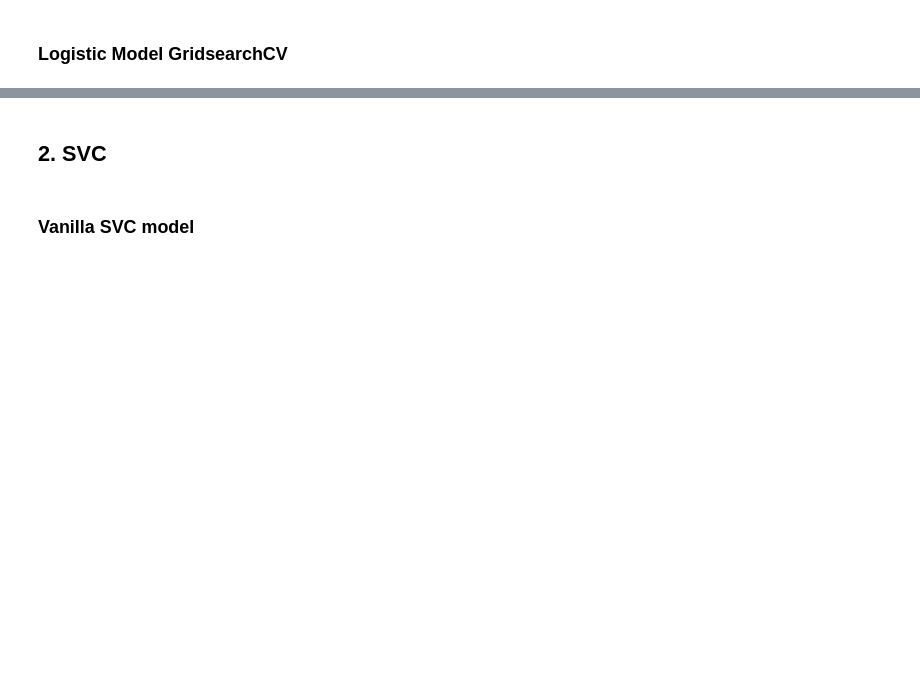
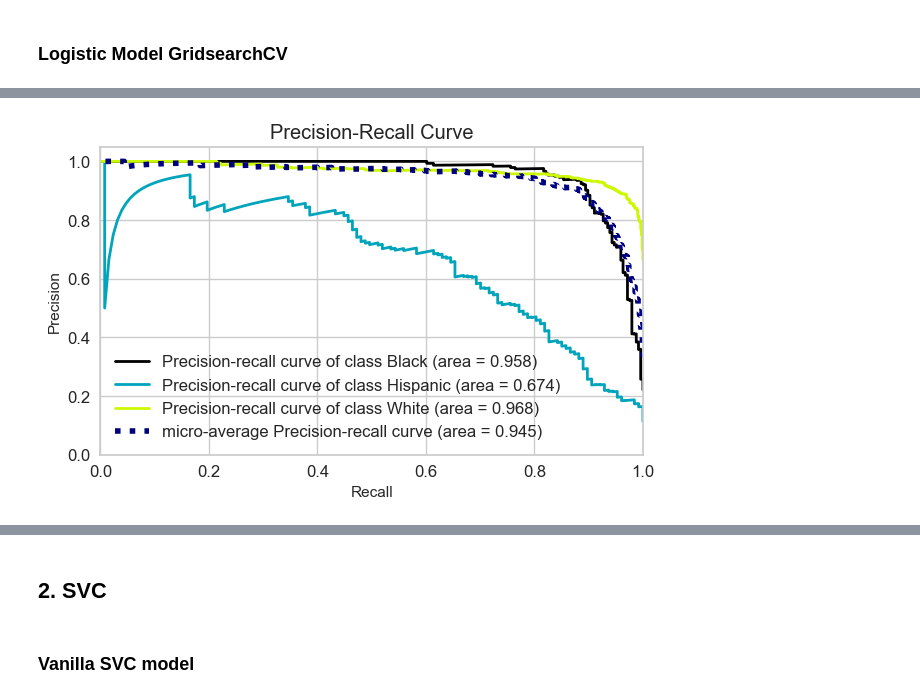
Before and after one commit to Nurdan10/ML_Projects, a Jupyter notebook: soldier_race_project_students_first.ipynb, the cells around one changed output, grey strips where cells are left out. Saved outputs shown, nothing was run; the diff lists cells and outputs as text; code cells hidden in the pictures; blank space fills up the shorter version.

```diff
--- a/soldier_race_project_students_first.ipynb
+++ b/soldier_race_project_students_first.ipynb
@@ -904,0 +1174,18 @@ Name: proportion, dtype: float64
+# %%
+from scikitplot.metrics import plot_roc, plot_precision_recall
+
+operations = [("OneHot_Encoder", column_trans),
+              ("logistic", LogisticRegression(class_weight = 'balanced', C = 0.4, solver = "liblinear",
+                                              penalty = 'l1',
+                                              random_state = 42))]
+
+model = Pipeline(steps=operations)
+
+model.fit(X_train, y_train)
+
+y_pred_proba = model.predict_proba(X_test)
+
+plot_precision_recall(y_test, y_pred_proba)
+plt.show();
+# %% [output]
+[figure, added]
```
Also changed, not shown: parts of 35 cells of this notebook.
